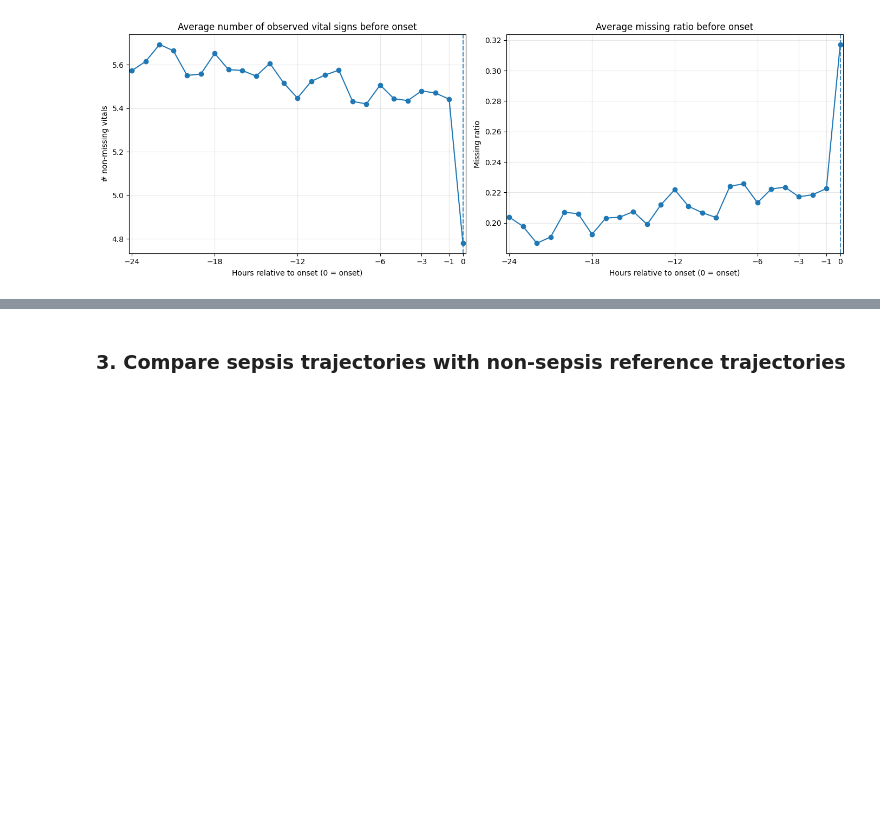
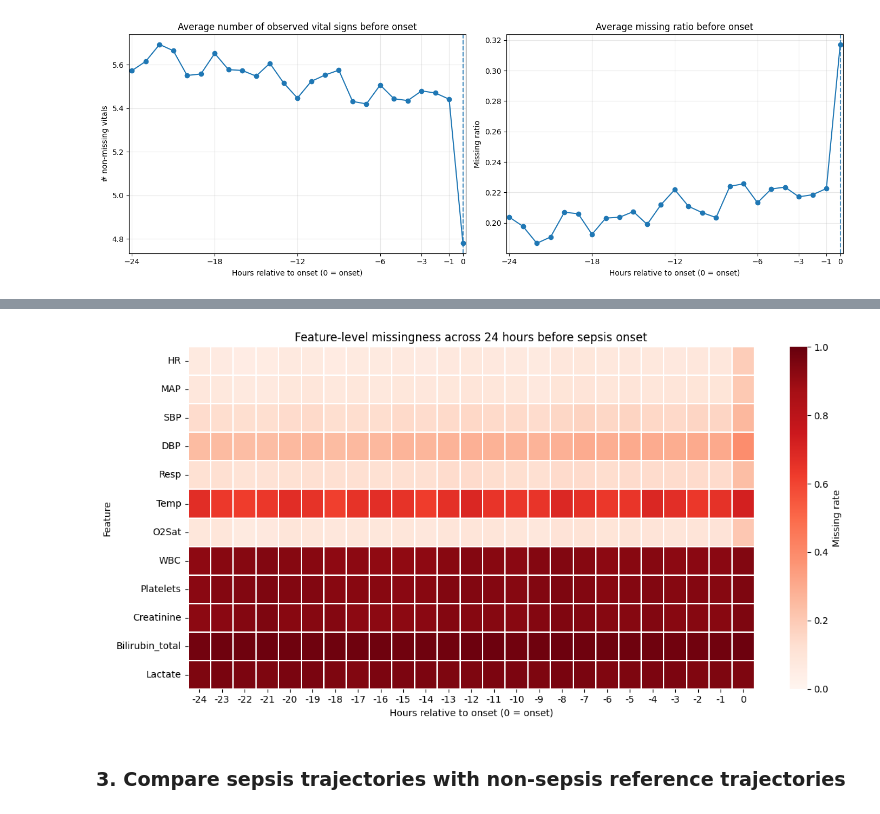
Before and after one commit to thuhieucn/Early-Sepsis-Prediction-in-Intensive-Care-Units, a Jupyter notebook: descriptive-analysis.ipynb, the cells around one changed output, grey strips where cells are left out. Cells and saved outputs as stored; diff of their text form; code cells hidden in the pictures; blank space fills up the shorter version.

```diff
--- a/descriptive-analysis.ipynb
+++ b/descriptive-analysis.ipynb
@@ -365,3 +408,32 @@ plt.show()
+# %%
+# Feature-level missingness heatmap across time to onset
+heatmap_features = [c for c in (VITALS + LABS) if c in sepsis_pre_onset.columns]
+
+missing_traj = (
+    sepsis_pre_onset
+    .groupby('time_to_onset')[heatmap_features]
+    .apply(lambda df: df.isna().mean())
+)
+
+missing_traj = missing_traj.sort_index()
+
+plt.figure(figsize=(12, 6))
+sns.heatmap(
+    missing_traj.T,
+    cmap='Reds',
+    vmin=0,
+    vmax=1,
+    linewidths=0.3,
+    linecolor='white',
+    cbar_kws={'label': 'Missing rate'}
+)
+plt.title("Feature-level missingness across 24 hours before sepsis onset")
+plt.xlabel("Hours relative to onset (0 = onset)")
+plt.ylabel("Feature")
+plt.tight_layout()
+plt.show()
+# %% [output]
+[figure, added]
 # %% [markdown]
 ### 3. Compare sepsis trajectories with non-sepsis reference trajectories
 # %%
```
Also changed, not shown: parts of 5 cells of this notebook.
